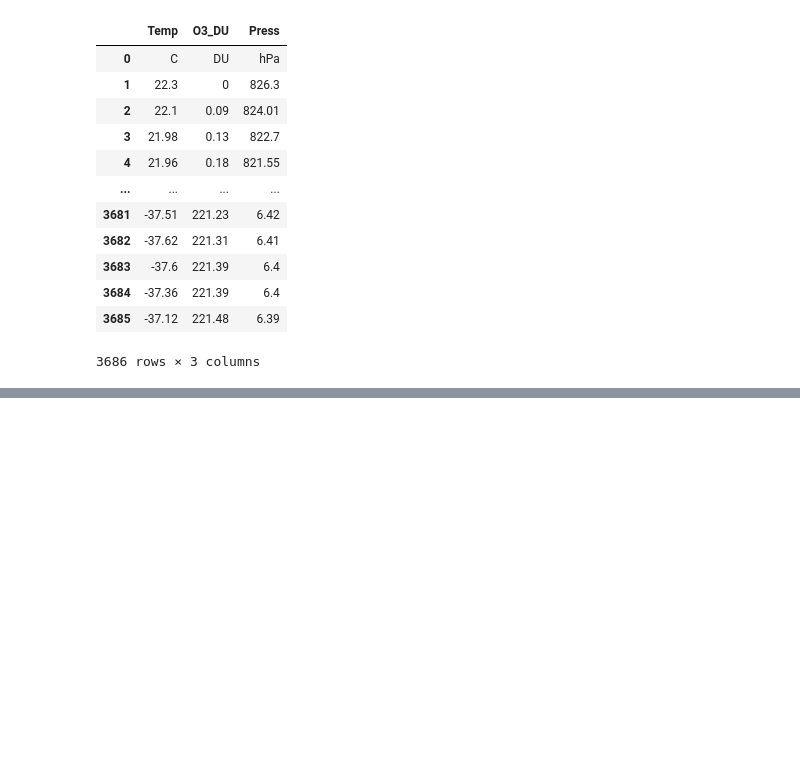
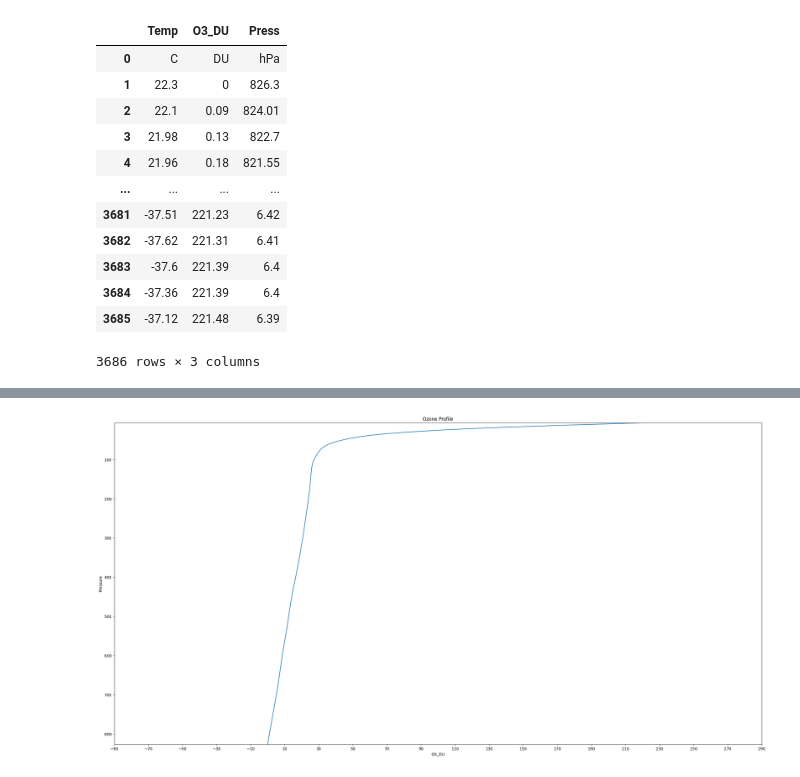
Before and after one commit to MUTUKU-1/OZONE_PROJECT, a Jupyter notebook: ozone.ipynb, the cells around one changed output, grey strips where cells are left out. Drawn from its saved outputs; the diff is of its cells as text; code cells hidden in the pictures; blank space fills up the shorter version.

```diff
--- a/ozone.ipynb
+++ b/ozone.ipynb
@@ -47,0 +102,28 @@ df
+# %%
+import pandas as pd
+import numpy as np
+import matplotlib.pyplot as plt
+
+# Sample data (assuming 'df' already exists)
+x = pd.to_numeric(df["O3_DU"], errors='coerce')
+y = pd.to_numeric(df["Press"], errors='coerce')
+
+# Create the plot
+fig, ax = plt.subplots(figsize=(30, 15))
+ax.plot(x, y)
+
+# Set x-axis ticks
+ax.set_xticks(np.arange(-90, 300, 20))
+
+# Invert the y-axis
+ax.set_ylim(max(y), min(y))
+
+# Add labels and title
+ax.set_xlabel("O3_DU")
+ax.set_ylabel("Pressure")
+ax.set_title("Ozone Profile")
+
+# Show the plot
+plt.show()
+# %% [output]
+[figure, added]
```
Also changed, not shown: parts of 23 cells of this notebook.
